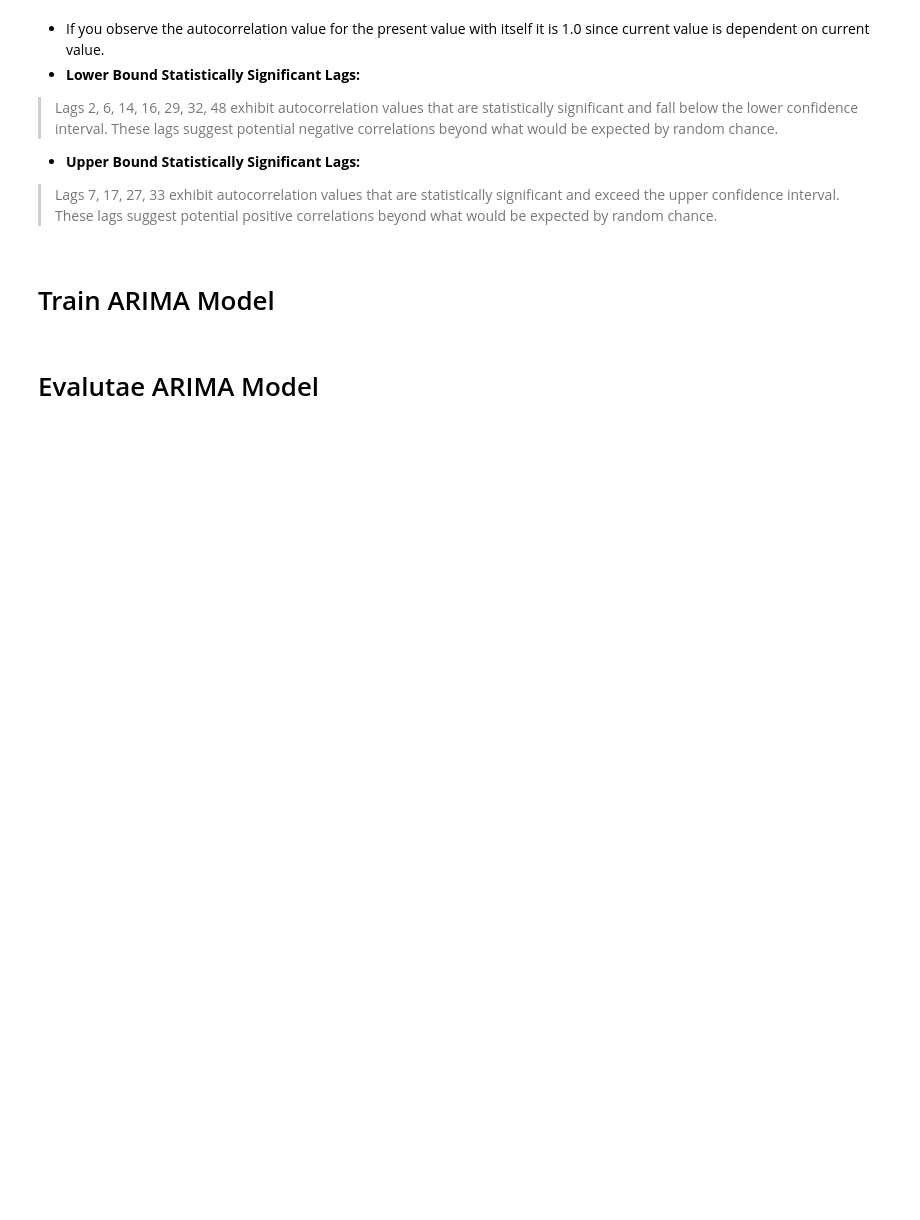
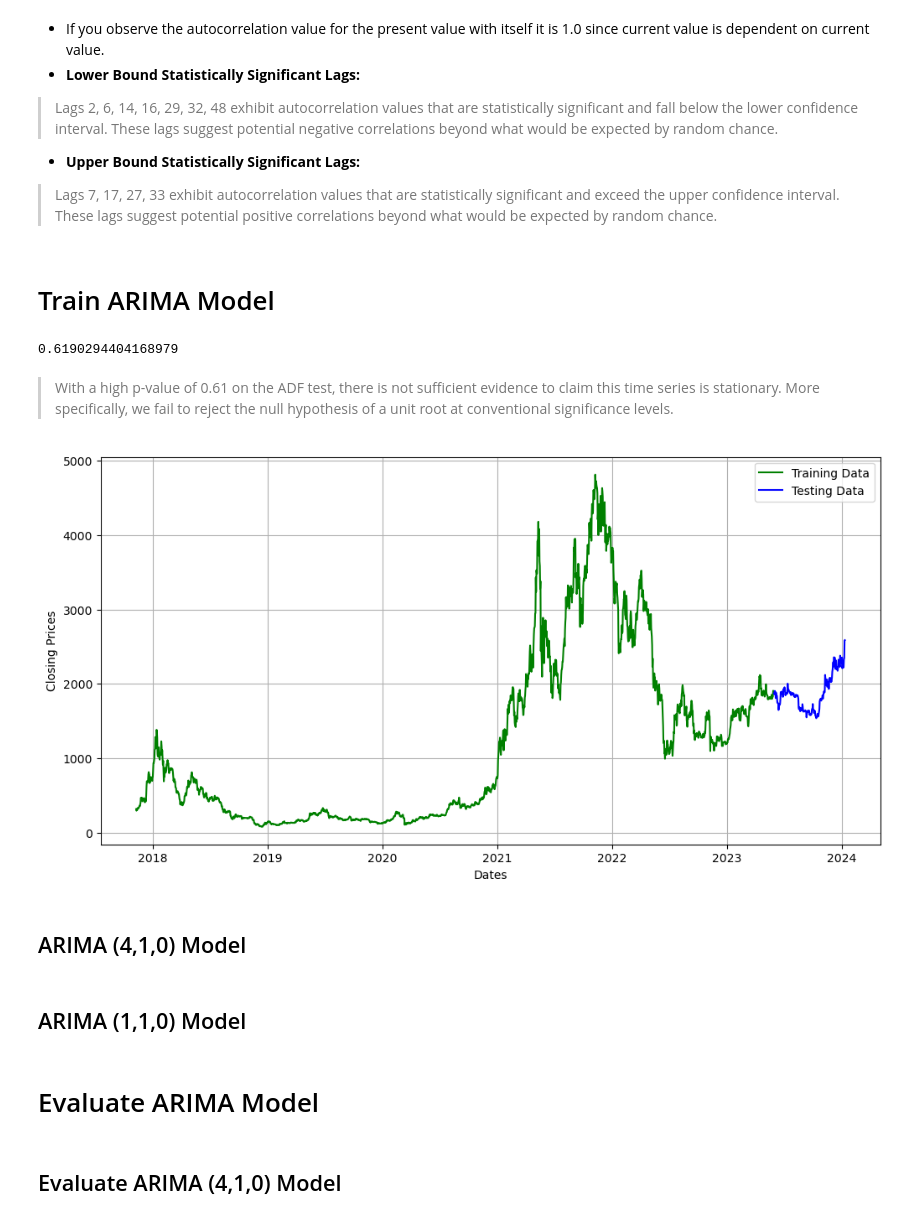
Before and after one commit to bryan-ortiz0/crypto-forecast-analysis, a Jupyter notebook: models/arima_daily.ipynb, the cells around one changed output. Drawn from its saved outputs; the diff is of its cells as text; code cells hidden in the pictures; blank space fills up the shorter version.

Commit message:
updated arima

```diff
--- a/models/arima_daily.ipynb
+++ b/models/arima_daily.ipynb
@@ -5,3 +15,8 @@
+# %%
+eth = pd.read_csv('./data/ohlcv_daily.csv')
+# %%
+eth.set_index('Unnamed: 0', inplace=True)
+eth.index = pd.to_datetime(eth.index)
 # %% [markdown]
 # Autocorrelation
 # %%
@@ -21,3 +38,29 @@ plt.savefig(os.path.join(visualization_folder, 'acf_plot.png'));
 > Lags 7, 17, 27, 33 exhibit autocorrelation values that are statistically significant and exceed the upper confidence interval. These lags suggest potential positive correlations beyond what would be expected by random chance.
 # %% [markdown]
 # Train ARIMA Model
+# %%
+arima2017hour = eth['2017':].resample('D').mean().fillna(method='ffill')['close']
+
+adfuller(arima2017hour)[1]
+# %% [output]
+0.6190294404168979
+# %% [markdown]
+> With a high p-value of 0.61 on the ADF test, there is not sufficient evidence to claim this time series is stationary. More specifically, we fail to reject the null hypothesis of a unit root at conventional significance levels.
+# %%
+# 90% training / 10% testing
+to_row = int(len(eth)*0.9)
+
+training_data = list(eth[0:to_row]['close'])
+testing_data = list(eth[to_row:]['close'])
+# %%
+plt.figure(figsize=(12,6))
+plt.grid(True)
+plt.xlabel('Dates')
+plt.ylabel('Closing Prices')
+plt.plot(eth[0:to_row]['close'], 'green', label='Training Data')
+plt.plot(eth[to_row:]['close'], 'blue', label='Testing Data')
+plt.legend();
+# %% [output]
+[figure, added]
+# %% [markdown]
+## ARIMA (4,1,0) Model
@@ -23,0 +80,2 @@ plt.savefig(os.path.join(visualization_folder, 'acf_plot.png'));
+# %% [markdown]
+## ARIMA (1,1,0) Model
@@ -24,2 +101,4 @@ plt.savefig(os.path.join(visualization_folder, 'acf_plot.png'));
 # %% [markdown]
-# Evalutae ARIMA Model
+# Evaluate ARIMA Model
+# %% [markdown]
+## Evaluate ARIMA (4,1,0) Model
```
Also changed, not shown: parts of 20 cells of this notebook, 21 other files.
